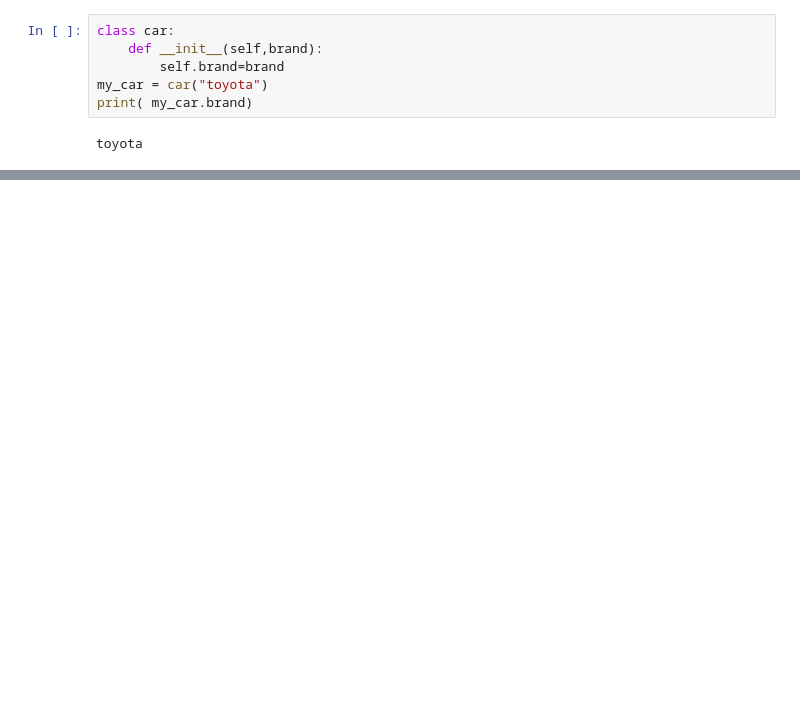
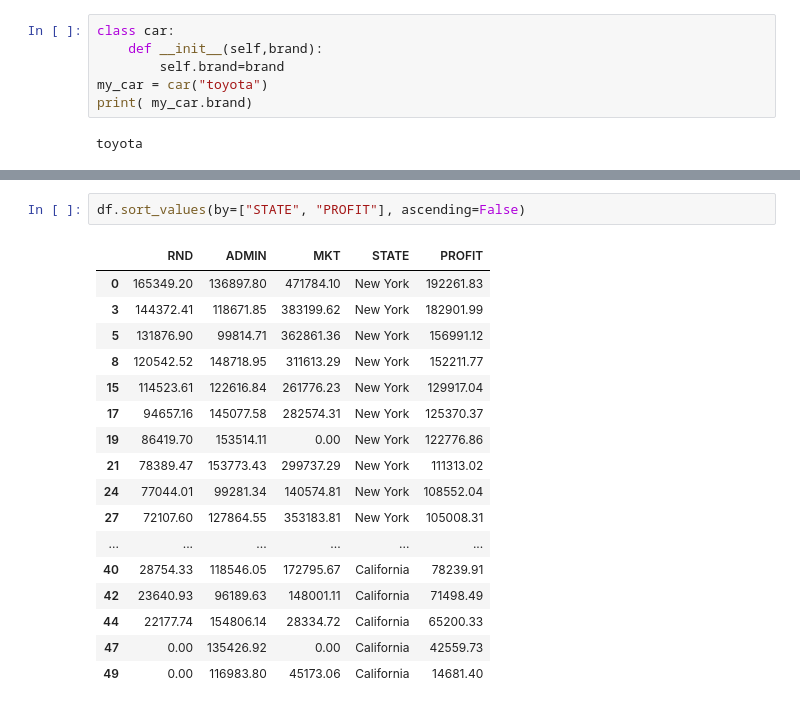
Before and after one commit to adinatha15/adv-python, a Jupyter notebook: functions advanced/classes in oop/oop.ipynb, the cells around one changed output, grey strips where cells are left out. Drawn from its saved outputs; the diff is of its cells as text; blank space fills up the shorter version.

```diff
--- a/functions advanced/classes in oop/oop.ipynb
+++ b/functions advanced/classes in oop/oop.ipynb
@@ -73,0 +59,20 @@ toyota
+# %%
+df.sort_values(by=["STATE", "PROFIT"], ascending=False)
+# %% [output]
+|  | RND | ADMIN | MKT | STATE | PROFIT |
+| 0 | 165349.20 | 136897.80 | 471784.10 | New York | 192261.83 |
+| 3 | 144372.41 | 118671.85 | 383199.62 | New York | 182901.99 |
+| 5 | 131876.90 | 99814.71 | 362861.36 | New York | 156991.12 |
+| 8 | 120542.52 | 148718.95 | 311613.29 | New York | 152211.77 |
+| 15 | 114523.61 | 122616.84 | 261776.23 | New York | 129917.04 |
+| 17 | 94657.16 | 145077.58 | 282574.31 | New York | 125370.37 |
+| 19 | 86419.70 | 153514.11 | 0.00 | New York | 122776.86 |
+| 21 | 78389.47 | 153773.43 | 299737.29 | New York | 111313.02 |
+| 24 | 77044.01 | 99281.34 | 140574.81 | New York | 108552.04 |
+| 27 | 72107.60 | 127864.55 | 353183.81 | New York | 105008.31 |
+| ... | ... | ... | ... | ... | ... |
+| 40 | 28754.33 | 118546.05 | 172795.67 | California | 78239.91 |
+| 42 | 23640.93 | 96189.63 | 148001.11 | California | 71498.49 |
+| 44 | 22177.74 | 154806.14 | 28334.72 | California | 65200.33 |
+| 47 | 0.00 | 135426.92 | 0.00 | California | 42559.73 |
+| 49 | 0.00 | 116983.80 | 45173.06 | California | 14681.40 |
```
Also changed, not shown: parts of 48 cells of this notebook, 4 other files.
